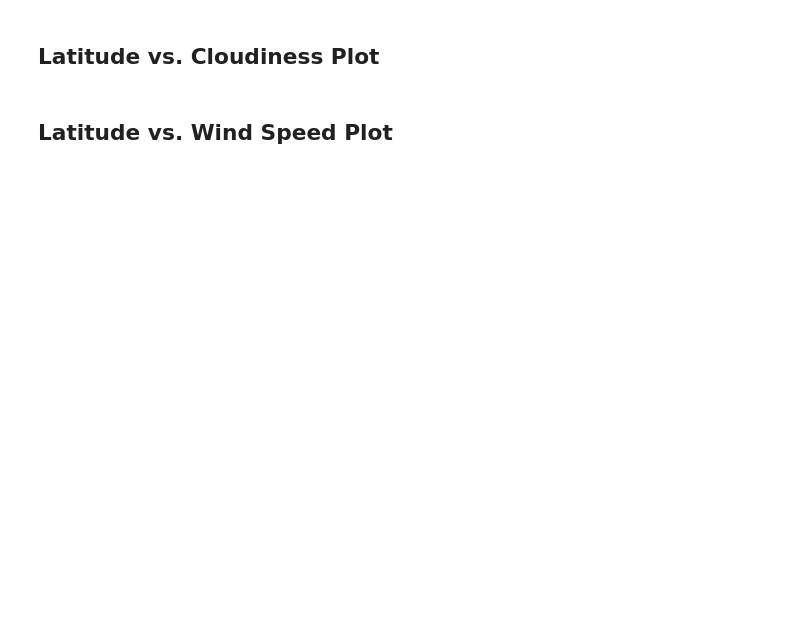
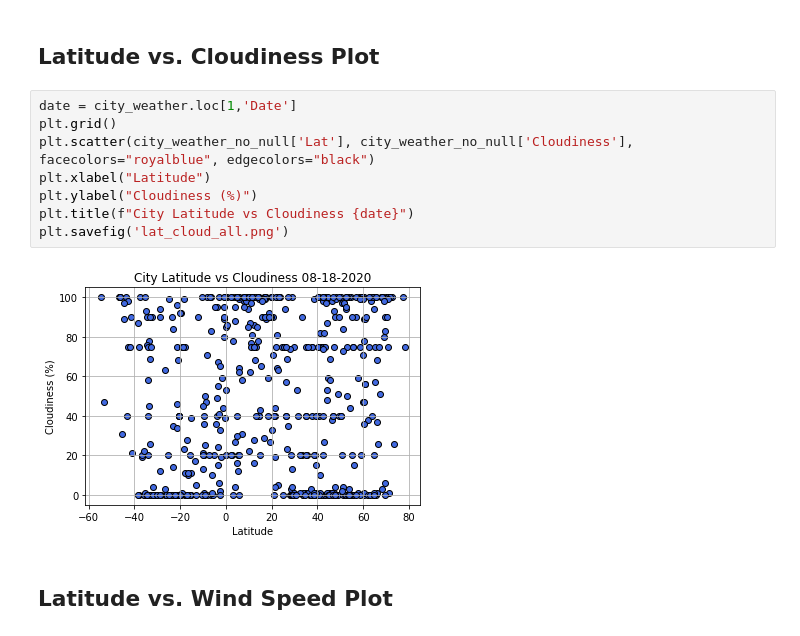
Before and after one commit to GPSHUB/API_Homework, a Jupyter notebook: 06-Python-APIs/Instructions/starter_code/WeatherPy - Giam.ipynb, the cells around one changed output. Cells and saved outputs as stored; diff of their text form; blank space fills up the shorter version.

```diff
--- a/06-Python-APIs/Instructions/starter_code/WeatherPy - Giam.ipynb
+++ b/06-Python-APIs/Instructions/starter_code/WeatherPy - Giam.ipynb
@@ -191,4 +237,14 @@ df.to_csv("output_data/cities.csv", index = False)
 # %% [markdown]
 ## Latitude vs. Cloudiness Plot
+# %%
+date = city_weather.loc[1,'Date']
+plt.grid()
+plt.scatter(city_weather_no_null['Lat'], city_weather_no_null['Cloudiness'], facecolors="royalblue", edgecolors="black")
+plt.xlabel("Latitude")
+plt.ylabel("Cloudiness (%)")
+plt.title(f"City Latitude vs Cloudiness {date}")
+plt.savefig('lat_cloud_all.png')
+# %% [output]
+[figure, added]
 # %% [markdown]
 ## Latitude vs. Wind Speed Plot
```
Also changed, not shown: parts of 23 cells of this notebook, 16 other files.
